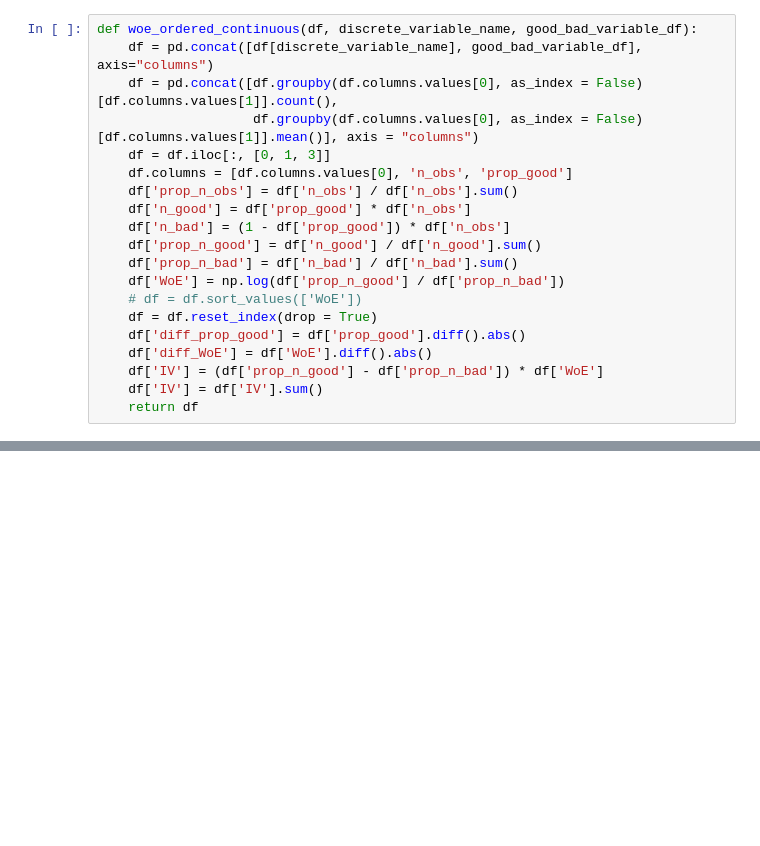
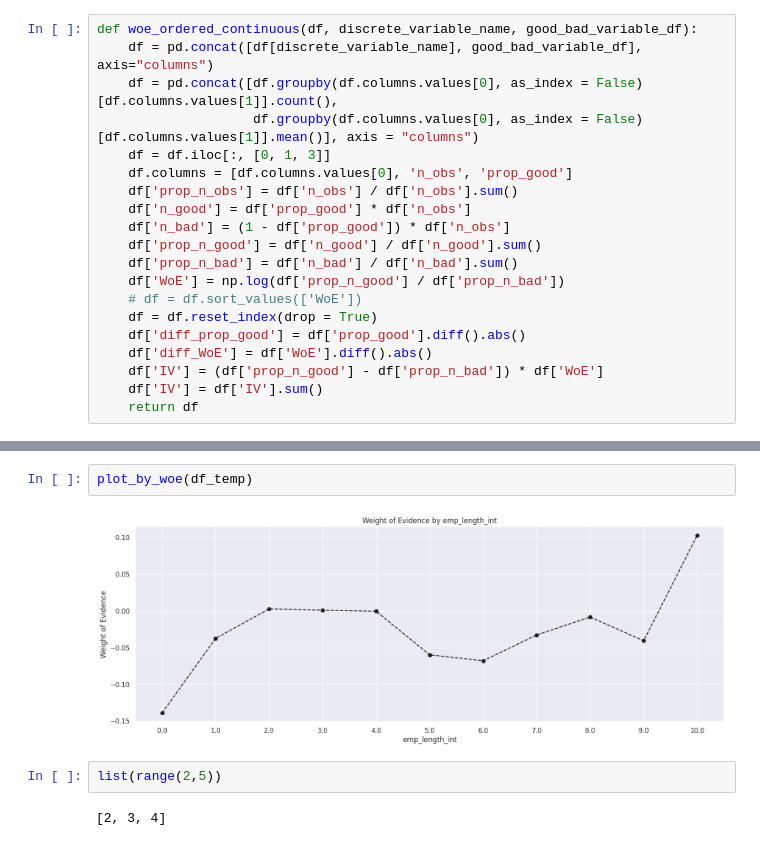
Before and after one commit to pbdanny/PythonProject, a Jupyter notebook: credit_risk_modeling/notebook/CreditRiskModeling_Preparation_4.ipynb, the cells around one changed output, grey strips where cells are left out. Drawn from its saved outputs; the diff is of its cells as text; blank space fills up the shorter version.

```diff
--- a/credit_risk_modeling/notebook/CreditRiskModeling_Preparation_4.ipynb
+++ b/credit_risk_modeling/notebook/CreditRiskModeling_Preparation_4.ipynb
@@ -661,0 +698,8 @@ def woe_ordered_continuous(df, discrete_variable_name, good_bad_variable_df):
+# %%
+plot_by_woe(df_temp)
+# %% [output]
+[figure, added]
+# %%
+list(range(2,5))
+# %% [output]
+[2, 3, 4]
```
Also changed, not shown: parts of 9 cells of this notebook.
